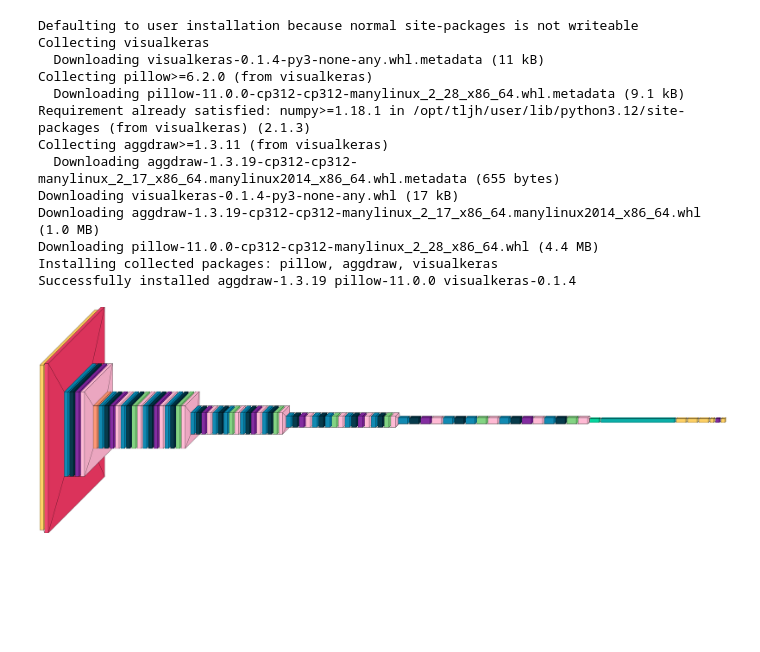
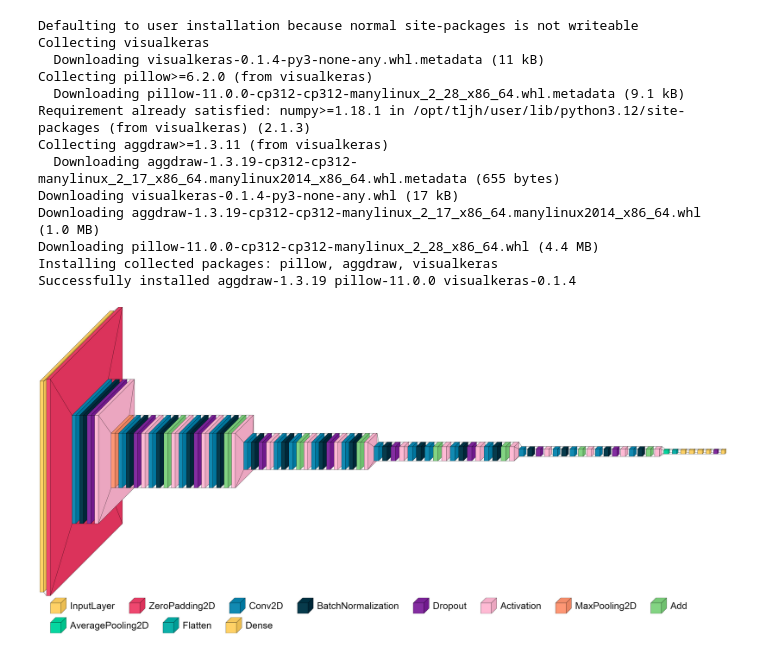
Before and after one commit to BME342-ResNet/BME342, a Jupyter notebook: code/ModelArchitecture/ResNet/Visualization.ipynb, the cells around one changed output. Drawn from its saved outputs; the diff is of its cells as text; code cells hidden in the pictures; blank space fills up the shorter version.

Commit message:
Visualkeras Template

```diff
--- a/code/ModelArchitecture/ResNet/Visualization.ipynb
+++ b/code/ModelArchitecture/ResNet/Visualization.ipynb
@@ -25,8 +26,26 @@ import visualkeras
 # %%
-model_name = "model_ResNet18_3_dropout_callbacks_sigmoid_biological_channels_neurons_trained.keras"
-model_path = os.path.join("models_ResNet", model_name)
-loaded_model = keras.saving.load_model(model_path)
+def draw_model(model_name, save = True):
+
+    # Setup Paths
+    model_path = os.path.join("models_ResNet", model_name)
+    output_path = os.path.join("visualizations", f"{model_name.split(".")[0]}.png")
+    loaded_model = keras.saving.load_model(model_path)
+
+    # Set Font
+    font = ImageFont.truetype("Arial.ttf", 50)
+
+    # Params
+    scale_xy = 5
+    max_z = 25
+    spacing = 20
+    legend = True
+
+    # Generate Image
+    if save:
+        visualkeras.layered_view(loaded_model, scale_xy = scale_xy, max_z = max_z, spacing = spacing, legend=legend, font=font, to_file=output_path).show()
+    else:
+        visualkeras.layered_view(loaded_model, scale_xy = scale_xy, max_z = max_z, spacing = spacing, legend=legend, font=font).show()
-# %%
-visualkeras.layered_view(loaded_model)
-# %% [output]
-[figure, removed]
+# %%
+draw_model("model_ResNet18_3_dropout_callbacks_sigmoid_biological_channels_neurons_trained.keras")
+# %% [output]
+[figure, added]
```
Also changed, not shown: parts of 1 cell of this notebook, 1 other file.
